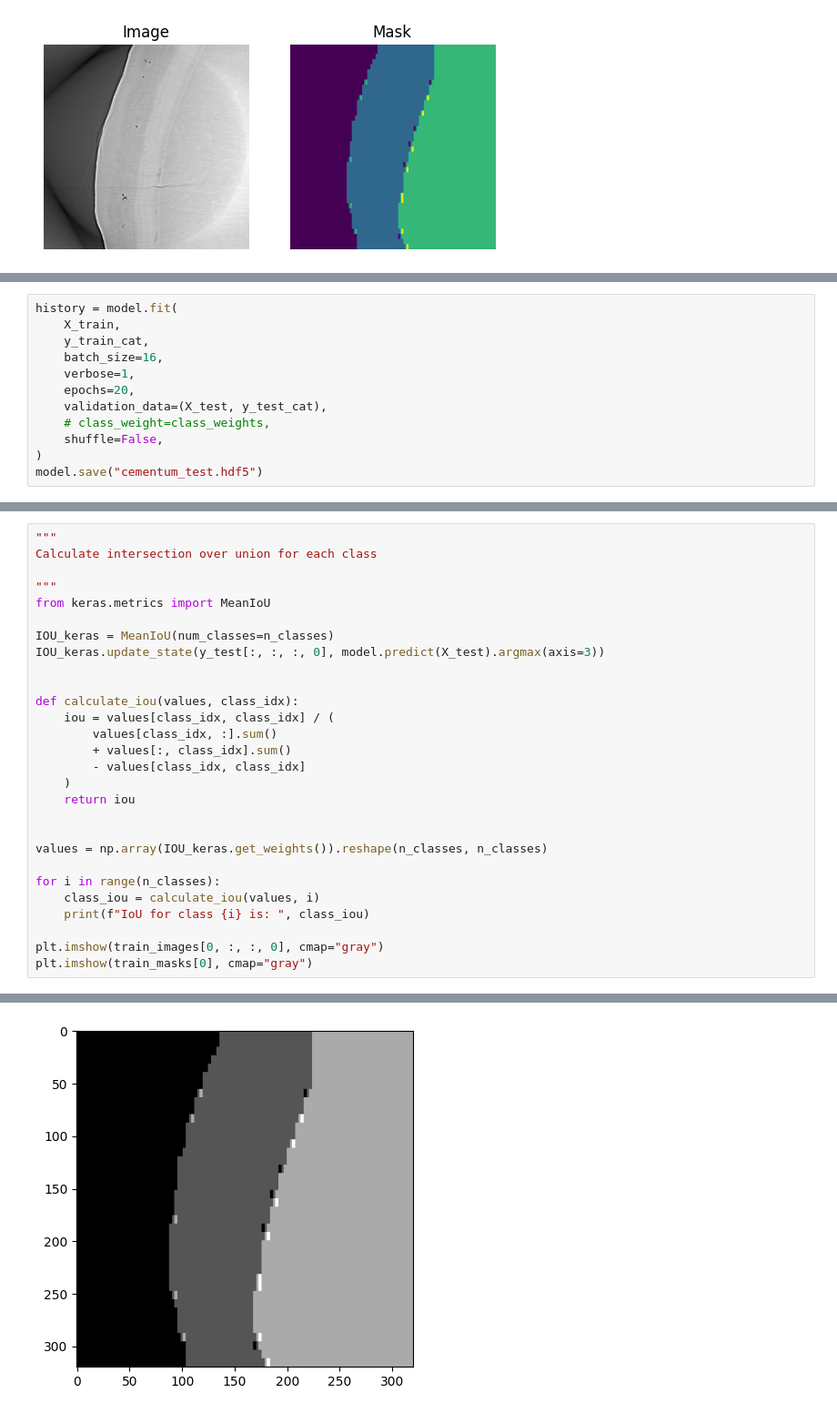
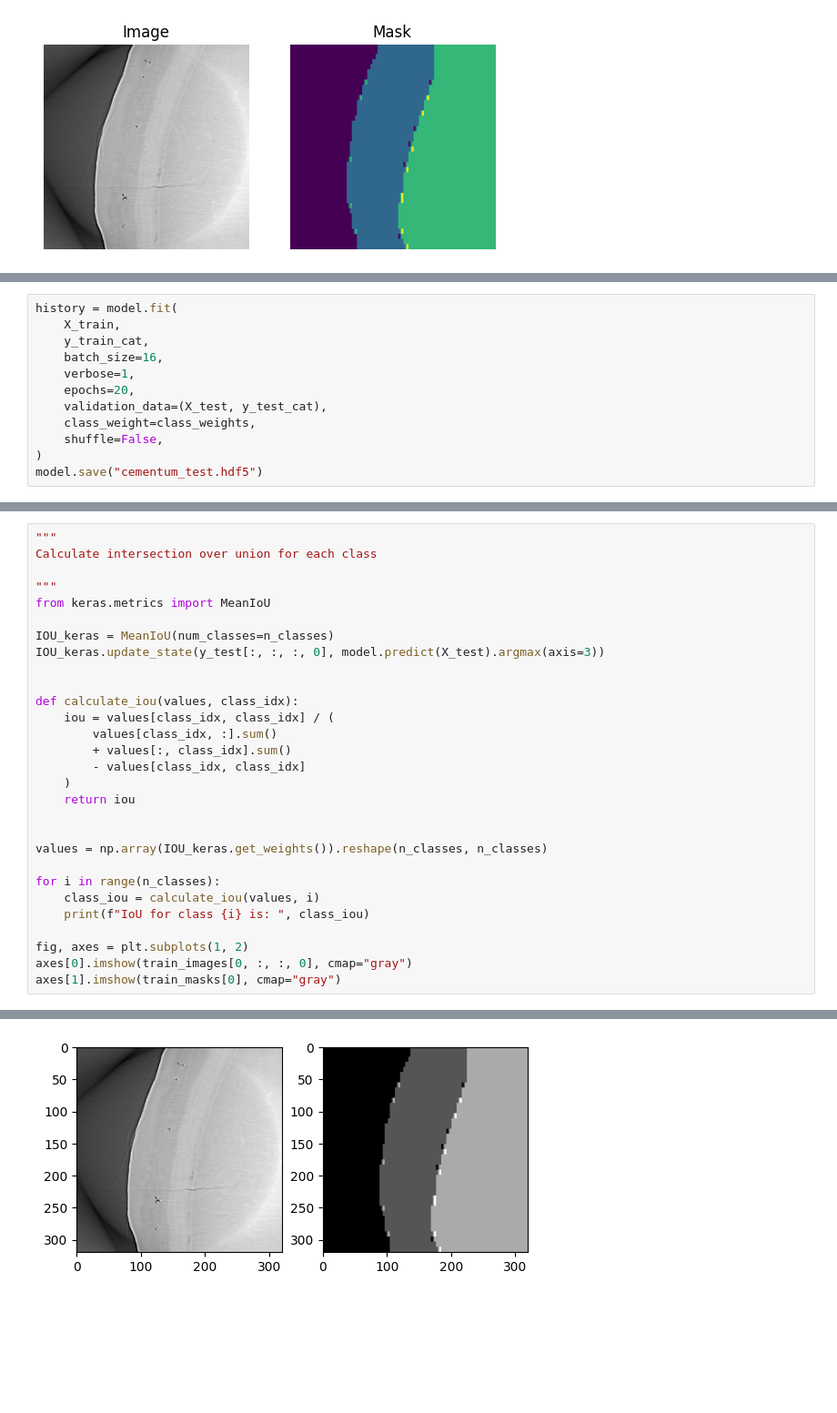
Before and after one commit to richard-lane/cementum, a Jupyter notebook: pipeline/reproduce.ipynb, the cells around one changed output, grey strips where cells are left out. Shown: that part at 91% size. Drawn from its saved outputs; the diff is of its cells as text; blank space fills up the shorter version.

```diff
--- a/pipeline/reproduce.ipynb
+++ b/pipeline/reproduce.ipynb
@@ -180,7 +182,7 @@ history = model.fit(
     verbose=1,
     epochs=20,
     validation_data=(X_test, y_test_cat),
-    # class_weight=class_weights,
+    class_weight=class_weights,
     shuffle=False,
 )
 model.save("cementum_test.hdf5")
@@ -257,6 +259,7 @@ for i in range(n_classes):
     class_iou = calculate_iou(values, i)
     print(f"IoU for class {i} is: ", class_iou)
 
-plt.imshow(train_images[0, :, :, 0], cmap="gray")
-plt.imshow(train_masks[0], cmap="gray")
+fig, axes = plt.subplots(1, 2)
+axes[0].imshow(train_images[0, :, :, 0], cmap="gray")
+axes[1].imshow(train_masks[0], cmap="gray")
 # %% [output]
@@ -268,2 +271,2 @@ IoU for class 3 is:  0.0
 <matplotlib.image.AxesImage at 0x...>
-[figure, old version]
+[figure, new version]
```
Also changed, not shown: parts of 8 cells of this notebook.
